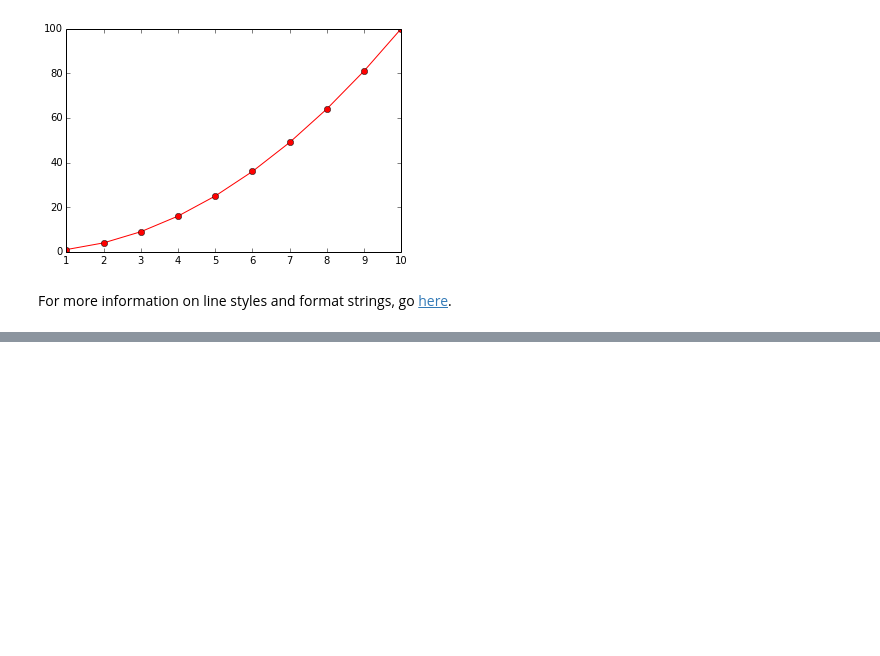
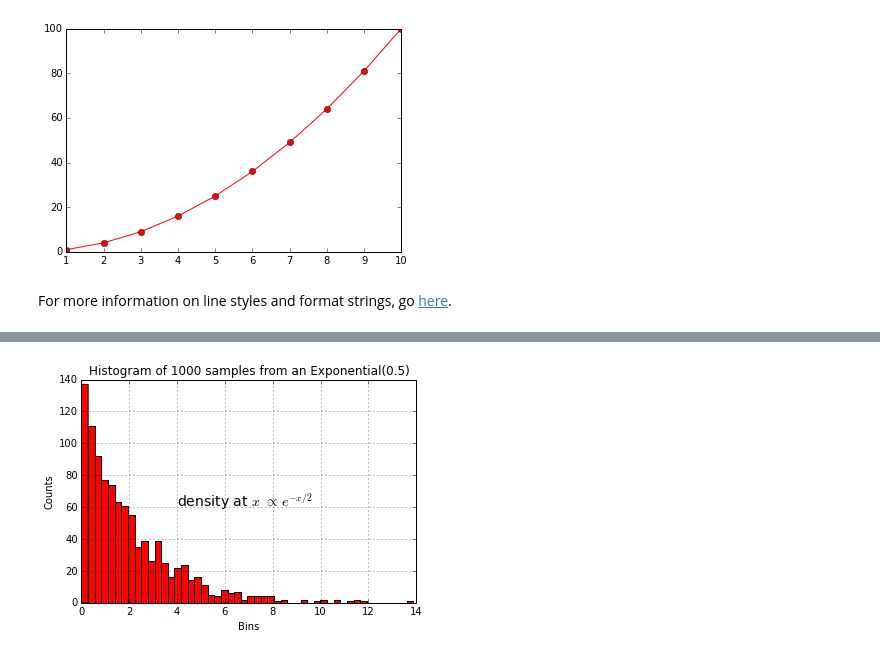
Before and after one commit to ambujtewari/stats607a-fall2014, a Jupyter notebook: Lecture 08.ipynb, the cells around one changed output, grey strips where cells are left out. Drawn from its saved outputs; the diff is of its cells as text; code cells hidden in the pictures; blank space fills up the shorter version.

```diff
--- a/Lecture 08.ipynb
+++ b/Lecture 08.ipynb
@@ -44,0 +64,10 @@ plt.plot(x_vals, x_vals, '-ob', x_vals, x_vals**2, ':^r', x_vals, x_vals**2.5, '
+# %%
+from scipy.stats import expon
+plt.grid(True)  # draw the grid in the background
+plt.xlabel('Bins')
+plt.ylabel('Counts')
+plt.title('Histogram of 1000 samples from an Exponential(0.5)')
+plt.text(4, 60, r'density at $x$ $\propto\ e^{-x/2}$', fontsize=14)  # add text at specified position (note use of raw string)
+n, bins, patches = plt.hist(samples, bins=50, facecolor='r')  # use red instead of the blue default
+# %% [output]
+[figure, added]
```
Also changed, not shown: parts of 6 cells of this notebook.
